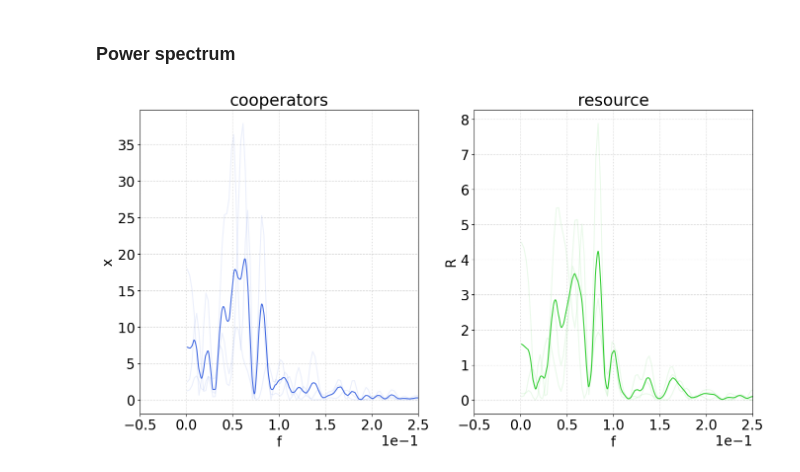
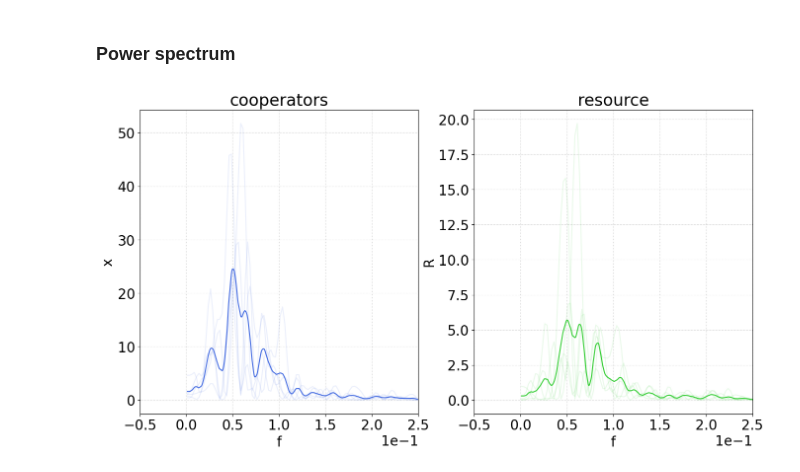
Before and after one commit to fabiomngzz/CPRSustainability, a Jupyter notebook: CPRsust_fullyStoc.ipynb, the cells around one changed output. Saved outputs shown, nothing was run; the diff lists cells and outputs as text; code cells hidden in the pictures.

```diff
--- a/CPRsust_fullyStoc.ipynb
+++ b/CPRsust_fullyStoc.ipynb
@@ -34,9 +34,11 @@ stateLabels = ['hole','resource','cooperator','defector']
 K = 5*N
 # Resource's birth rate
 b = 1.
+# Harvesting rates, reduced
+extractionRatesReduced = np.array([[0.5,0.5],[1.5,1.5]])
 # Harvesting rates, not reduced!
-extractionRates = np.sort(np.array([0.5,1.3]))/N
-if N*extractionRates[-1]<b:
+extractionRates = b*extractionRatesReduced/N
+if N*extractionRates[-1][-1]<b:
     display(Latex('Warning: $Ne_D<b$, which is an unphysical choice of parameters. The program will run anyways, just be aware!'))
 # Each node represents either a consumer (cooperator or defector) or a slot of resource (full or empty)
 nodeStates = [0,1,2,3]
@@ -878,7 +880,7 @@ if runCase['kFpP']:
 
     tMax_stocRes = 100
 
-    NReps_kFpP_stocRes = 3
+    NReps_kFpP_stocRes = 5
     # Full vector of individuals (agents + resource) - redefine the var
     zVec_stocRes = np.ones(N+K,dtype=int)
     # Vector of individuals - assignment of initial conditions
@@ -1063,35 +1116,35 @@ if runCase['kFpP']:
         {
             'name' : 'cooperators',
             'x' : [np.array(f) for f in freqCoopsKFpP],
-            'xCommon' : freqKFpPCommon,
+            'xCommon' : [freqKFpPCommon],
             'y' : psCoopsKFpP,
-            'yMean' : psCoopsKFpPAvg,
+            'yMean' : [psCoopsKFpPAvg],
             'color' : 'royalblue',
             'xlabel' : 'f',
             'ylabel' : 'x',
             'xLims' : [-0.05,0.25],
             'yLims' : [],
             'xLogScale' : None,
             'yLogScale' : None,
             'alphaSingle' : 0.1
         },
         {
             'name' : 'resource',
             'x' : [np.array(f) for f in freqResKFpP],
-            'xCommon' : freqKFpPCommon,
+            'xCommon' : [freqKFpPCommon],
             'y' : psResKFpP,
-            'yMean' : psResKFpPAvg,
+            'yMean' : [psResKFpPAvg],
             'color' : 'limegreen',
             'xlabel' : 'f',
             'ylabel' : 'R',
             'xLims' : [-0.05,0.25],
             'yLims' : [],
             'xLogScale' : None,
             'yLogScale' : None,
             'alphaSingle' : 0.1
         }
     ]
 
     figKFPS, axKFPS = CPRSustStocSimPlot(plotsObjPS)
 # %% [output]
-[figure, old version]
+[figure, new version]
```
Also changed, not shown: parts of 5 cells of this notebook, 6 other files.
